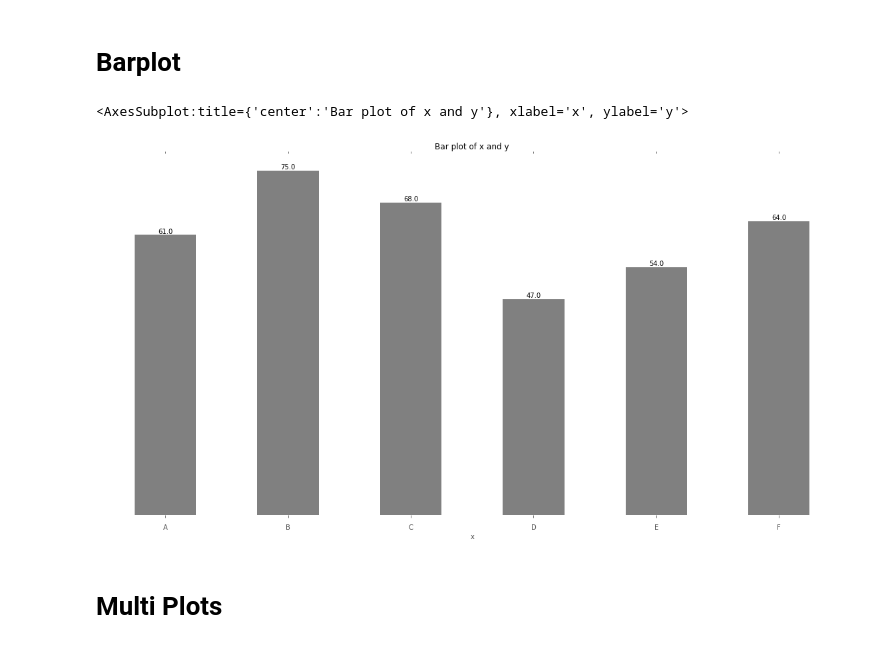
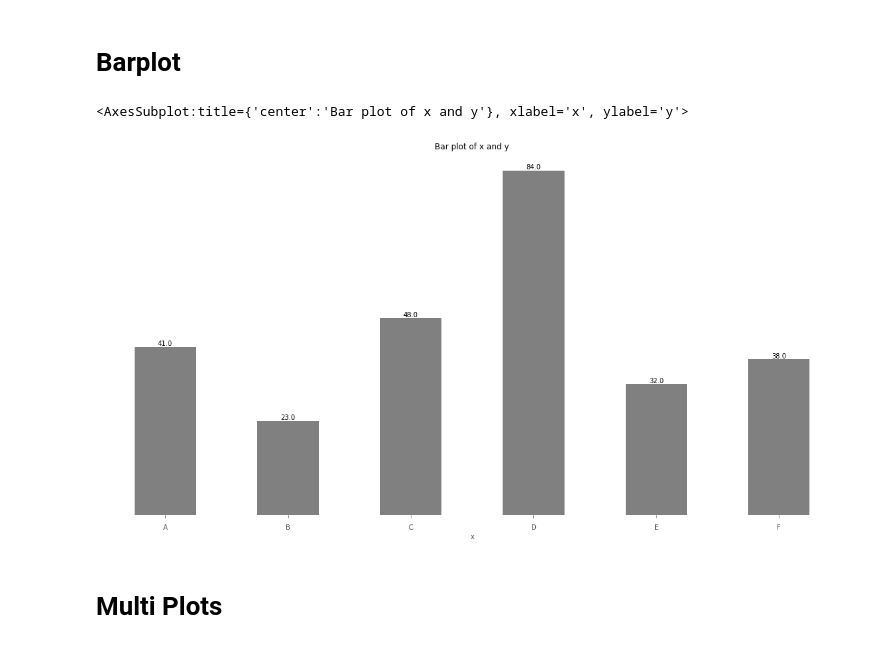
Before and after one commit to hsteinshiromoto/python.tufte, a Jupyter notebook: notebooks/plots.ipynb, the cells around one changed output. Saved outputs shown, nothing was run; the diff lists cells and outputs as text; code cells hidden in the pictures.

```diff
--- a/notebooks/plots.ipynb
+++ b/notebooks/plots.ipynb
@@ -74,14 +74,14 @@ boxplot(array)
 # %%
 from tufte.bar import main as barplot
 
 x = ["A", "B", "C", "D", "E", "F"]
 n_samples = len(x)
-y = np.random.randint(10, 100, n_samples)
+y = np.array([41, 23, 48, 84, 32, 38])
 
 barplot(x, y.flatten())
 # %% [output]
 <AxesSubplot:title={'center':'Bar plot of x and y'}, xlabel='x', ylabel='y'>
-[figure, old version]
+[figure, new version]
 # %% [markdown]
 # Multi Plots
 # %% [markdown]
```
